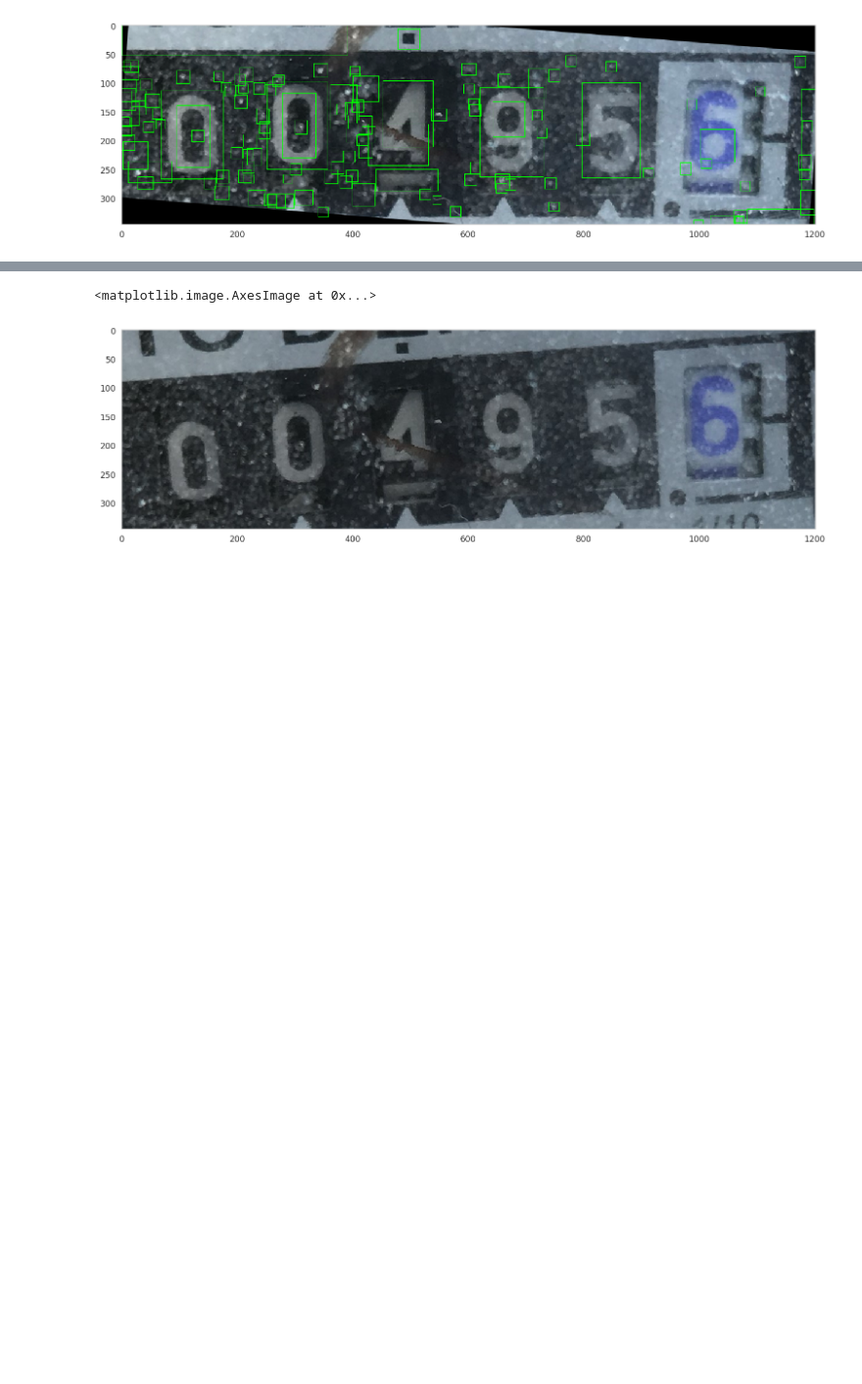
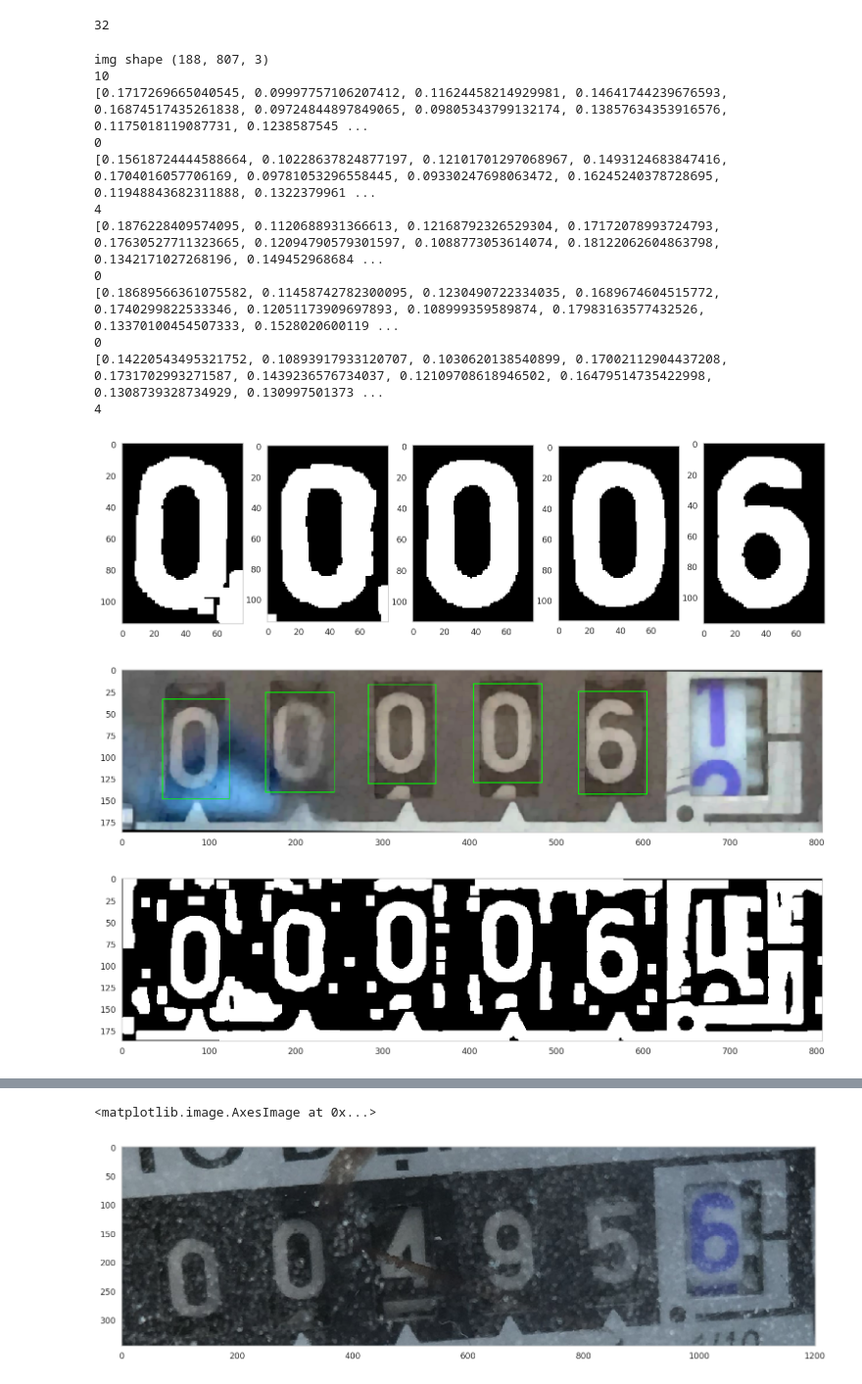
Before and after one commit to kemda26/image-processing, a Jupyter notebook: eda.ipynb, the cells around one changed output, grey strips where cells are left out. Shown at 98% size. Drawn from its saved outputs; the diff is of its cells as text; code cells hidden in the pictures; blank space fills up the shorter version.

Commit message:
compare_ssim toac

```diff
--- a/eda.ipynb
+++ b/eda.ipynb
@@ -29,11 +29,13 @@ input_folder = 'assignment_2tasks_1909/image_cropped'
 list_files = os.listdir(input_folder)
 np_data = [cv2.imread(input_folder + "/" + f) for f in list_files]
 # %%
-# list_files
+list_files.index('1.jpg')
 # avr_h, avr_w = 0, 0
 # for img in np_data:
 #     h, w = img.shape[:2]
 #     avr_h += h
 #     avr_w += w
 # print(int(avr_h / 49), int(avr_w/ 49))
+# %% [output]
+32
 # %%
@@ -136,11 +227,61 @@ def bbox(thresh, img):
-# %%
-test = np_data[2]
-blur, thresh, rotated, norm = preprocess(test)
-dest = bbox(thresh, norm)
-# fig, ax = plt.subplots(1,3, figsize=(15,20))
-# ax1, ax2, ax3 = ax
-# ax1.imshow(dest)
-# ax2.imshow(thresh)
-# ax3.imshow(edge)
-# %% [output]
-[figure, removed]
+# %%
+test = np_data[list_files.index('1.jpg')] #42, 15
+_input, thresh, rotated, norm, box, t, cord = preprocess(test)
+cropped = crop_image(norm, cord)
+
+
+def threshold_cropped(cropped):
+    res = cv2.adaptiveThreshold(cv2.cvtColor(cropped, cv2.COLOR_BGR2GRAY), 255, cv2.ADAPTIVE_THRESH_GAUSSIAN_C,
+                                 cv2.THRESH_BINARY, 101, -1)
+    res = cv2.morphologyEx(res, cv2.MORPH_OPEN, cv2.getStructuringElement(cv2.MORPH_RECT, (7,7)))
+    res = cv2.dilate(res, cv2.getStructuringElement(cv2.MORPH_RECT, (4, 4)), iterations=1)
+    return res
+
+# print(cropped)
+figzz, ax = plt.subplots(1,5, figsize=(15,20))
+a1,a2,a3,a4,a5 = ax
+a1.imshow(threshold_cropped(cropped[0]))
+a2.imshow(threshold_cropped(cropped[1]))
+a3.imshow(threshold_cropped(cropped[2]))
+a4.imshow(threshold_cropped(cropped[3]))
+a5.imshow(threshold_cropped(cropped[4]))
+fig, ax = plt.subplots(1,1, figsize=(15,20))
+ax.imshow(box)
+figx, axx = plt.subplots(1,1, figsize=(15,20))
+axx.imshow(thresh)
+from skimage.measure import compare_ssim
+from skimage.transform import resize
+# match_threshold = 0.8
+
+templates = read_template()
+print(len(templates))
+# template = templates[0]
+
+for img in cropped:
+    target = []
+    img = threshold_cropped(img)
+    for template in templates:
+        resized = resize(img, (template.shape[0], template.shape[1]), mode='reflect')
+        prob = compare_ssim(resized, template)
+        target.append(prob)
+    print(target)
+    print(np.argmax(target))
+
+# print(np.argmax(res))
+# res = cv2.matchTemplate(thre, templates[1],cv2.TM_CCOEFF_NORMED)
+# %% [output]
+img shape (188, 807, 3)
+10
+[0.1717269665040545, 0.09997757106207412, 0.11624458214929981, 0.14641744239676593, 0.16874517435261838, 0.09724844897849065, 0.09805343799132174, 0.13857634353916576, 0.1175018119087731, 0.1238587545 ...
+0
+[0.15618724444588664, 0.10228637824877197, 0.12101701297068967, 0.1493124683847416, 0.1704016057706169, 0.09781053296558445, 0.09330247698063472, 0.16245240378728695, 0.11948843682311888, 0.1322379961 ...
+4
+[0.1876228409574095, 0.1120688931366613, 0.12168792326529304, 0.17172078993724793, 0.17630527711323665, 0.12094790579301597, 0.1088773053614074, 0.18122062604863798, 0.1342171027268196, 0.149452968684 ...
+0
+[0.18689566361075582, 0.11458742782300095, 0.1230490722334035, 0.1689674604515772, 0.1740299822533346, 0.12051173909697893, 0.108999359589874, 0.17983163577432526, 0.13370100454507333, 0.1528020600119 ...
+0
+[0.14220543495321752, 0.10893917933120707, 0.1030620138540899, 0.17002112904437208, 0.1731702993271587, 0.1439236576734037, 0.12109708618946502, 0.16479514735422998, 0.1308739328734929, 0.130997501373 ...
+4
+[figure, added]
+[figure, added]
+[figure, added]
```
Also changed, not shown: parts of 8 cells of this notebook, 10 other files.
